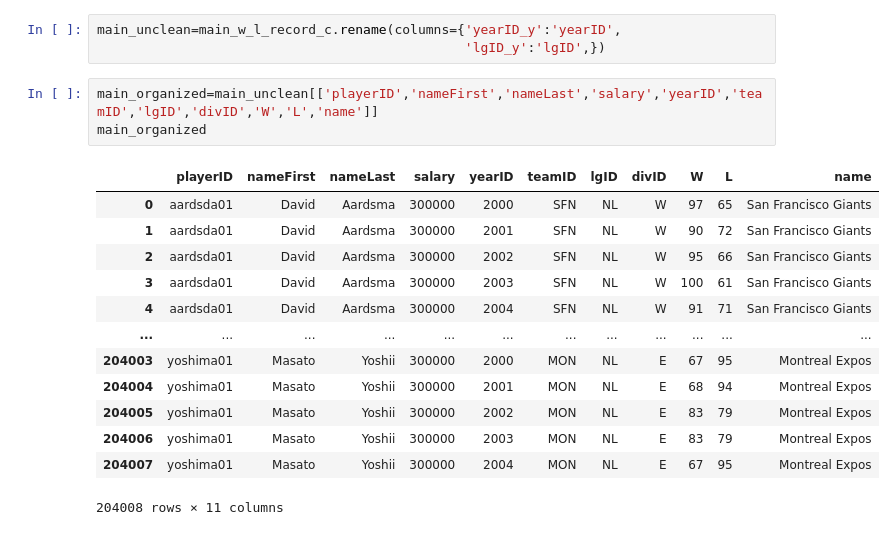
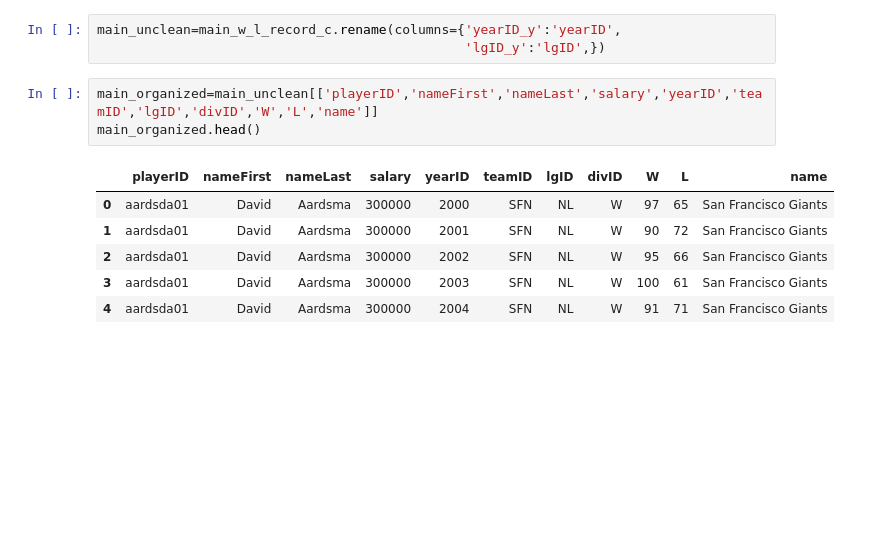
Before and after one commit to jd2v/mlb_etl_project, a Jupyter notebook: mlb_etl_data_bryan.ipynb, the cells around one changed output. Drawn from its saved outputs; the diff is of its cells as text; blank space fills up the shorter version.

```diff
--- a/mlb_etl_data_bryan.ipynb
+++ b/mlb_etl_data_bryan.ipynb
@@ -134,18 +134,11 @@ main_unclean=main_w_l_record_c.rename(columns={'yearID_y':'yearID',
                                                'lgID_y':'lgID',})
 # %%
 main_organized=main_unclean[['playerID','nameFirst','nameLast','salary','yearID','teamID','lgID','divID','W','L','name']]
-main_organized
+main_organized.head()
 # %% [output]
 |  | playerID | nameFirst | nameLast | salary | yearID | teamID | lgID | divID | W | L | name |
 | 0 | aardsda01 | David | Aardsma | 300000 | 2000 | SFN | NL | W | 97 | 65 | San Francisco Giants |
 | 1 | aardsda01 | David | Aardsma | 300000 | 2001 | SFN | NL | W | 90 | 72 | San Francisco Giants |
 | 2 | aardsda01 | David | Aardsma | 300000 | 2002 | SFN | NL | W | 95 | 66 | San Francisco Giants |
 | 3 | aardsda01 | David | Aardsma | 300000 | 2003 | SFN | NL | W | 100 | 61 | San Francisco Giants |
 | 4 | aardsda01 | David | Aardsma | 300000 | 2004 | SFN | NL | W | 91 | 71 | San Francisco Giants |
-| ... | ... | ... | ... | ... | ... | ... | ... | ... | ... | ... | ... |
-| 204003 | yoshima01 | Masato | Yoshii | 300000 | 2000 | MON | NL | E | 67 | 95 | Montreal Expos |
-| 204004 | yoshima01 | Masato | Yoshii | 300000 | 2001 | MON | NL | E | 68 | 94 | Montreal Expos |
-| 204005 | yoshima01 | Masato | Yoshii | 300000 | 2002 | MON | NL | E | 83 | 79 | Montreal Expos |
-| 204006 | yoshima01 | Masato | Yoshii | 300000 | 2003 | MON | NL | E | 83 | 79 | Montreal Expos |
-| 204007 | yoshima01 | Masato | Yoshii | 300000 | 2004 | MON | NL | E | 67 | 95 | Montreal Expos |
-204008 rows × 11 columns
```
Also changed, not shown: parts of 2 cells of this notebook, 1 other file.
